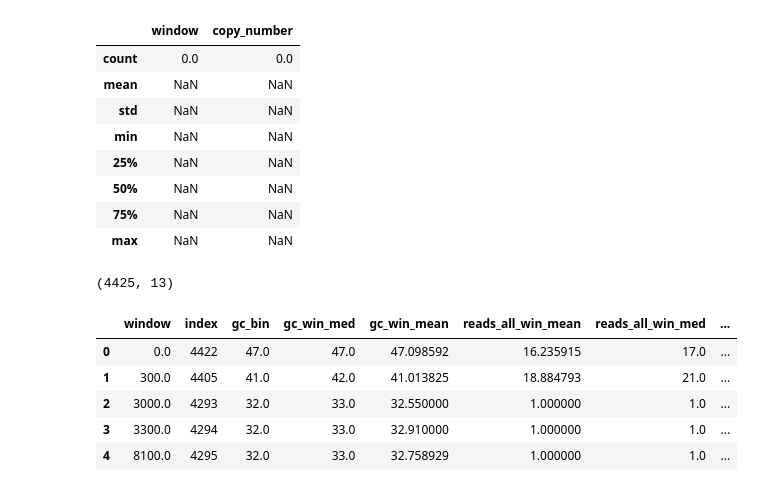
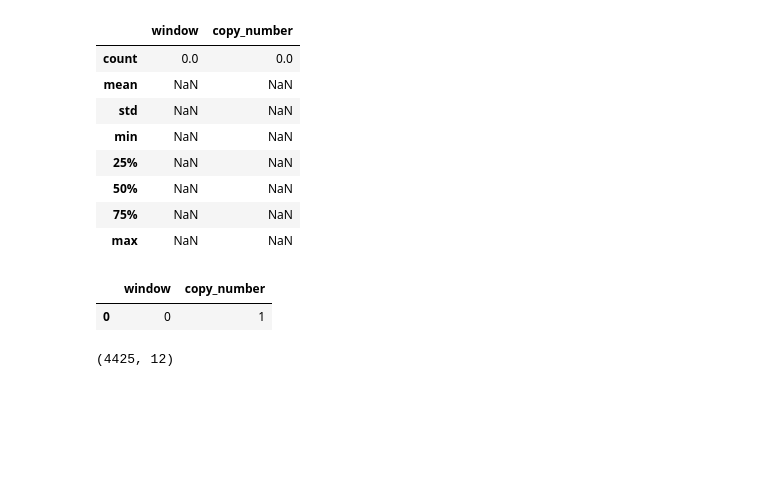
Before and after one commit to tnguyensanger/pf_swga_cnv, a Jupyter notebook: src/jupyter/3D7 Results.ipynb, the cells around one changed output. Cells and saved outputs as stored; diff of their text form; code cells hidden in the pictures; blank space fills up the shorter version.

```diff
--- a/src/jupyter/3D7 Results.ipynb
+++ b/src/jupyter/3D7 Results.ipynb
@@ -399,19 +399,19 @@ display(xhmm_3d7.describe())
 | 75% | NaN | NaN |
 | max | NaN | NaN |
 # %%
+xhmm_3d7 = pandas.DataFrame([{"window": "0", "copy_number": 1}],
+                            columns=['window', 'copy_number'])  # Force a window that is 1 copy number
+display(xhmm_3d7)
+# join together to show that all windows are 1 for plotting
 swga = pf_3d7_swga_gc.reset_index().set_index("window").join(xhmm_3d7.set_index("window"), lsuffix=".gauss", rsuffix=".xhmm")
 swga.loc[pandas.isnull(swga["copy_number.xhmm"]), "copy_number.xhmm"] = 1
 swga.index.name = "window"
 swga = swga.reset_index()
 display(swga.shape)
 display(swga.head())
 display(swga.describe())
 # %% [output]
+|  | window | copy_number |
+| 0 | 0 | 1 |
-(4425, 13)
+(4425, 12)
-|  | window | index | gc_bin | gc_win_med | gc_win_mean | reads_all_win_mean | reads_all_win_med | ... |
-| 0 | 0.0 | 4422 | 47.0 | 47.0 | 47.098592 | 16.235915 | 17.0 | ... |
-| 1 | 300.0 | 4405 | 41.0 | 42.0 | 41.013825 | 18.884793 | 21.0 | ... |
-| 2 | 3000.0 | 4293 | 32.0 | 33.0 | 32.550000 | 1.000000 | 1.0 | ... |
-| 3 | 3300.0 | 4294 | 32.0 | 33.0 | 32.910000 | 1.000000 | 1.0 | ... |
-| 4 | 8100.0 | 4295 | 32.0 | 33.0 | 32.758929 | 1.000000 | 1.0 | ... |
 |  | window | index | gc_bin | gc_win_med | gc_win_mean | reads_all_win_mean | reads_all_win_med | ... |
```
Also changed, not shown: parts of 4 cells of this notebook, 1 other file.
